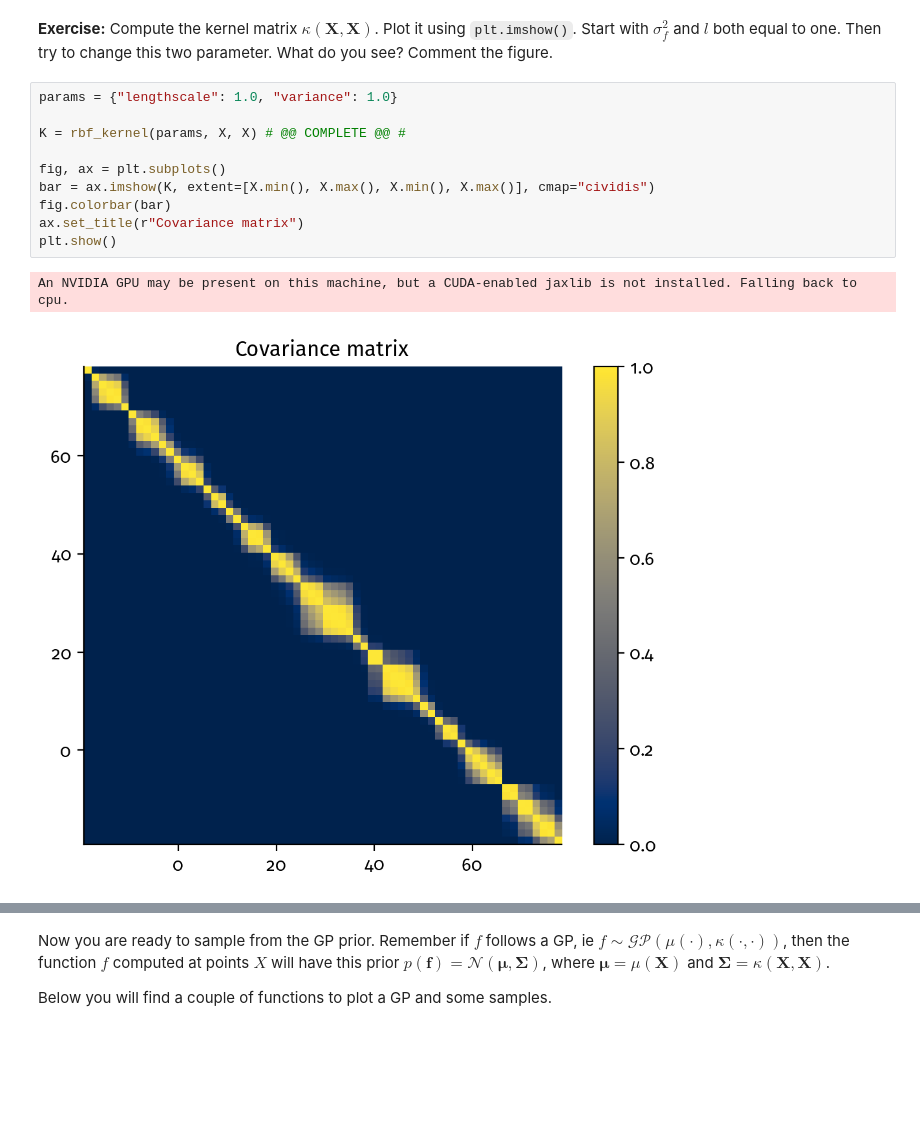
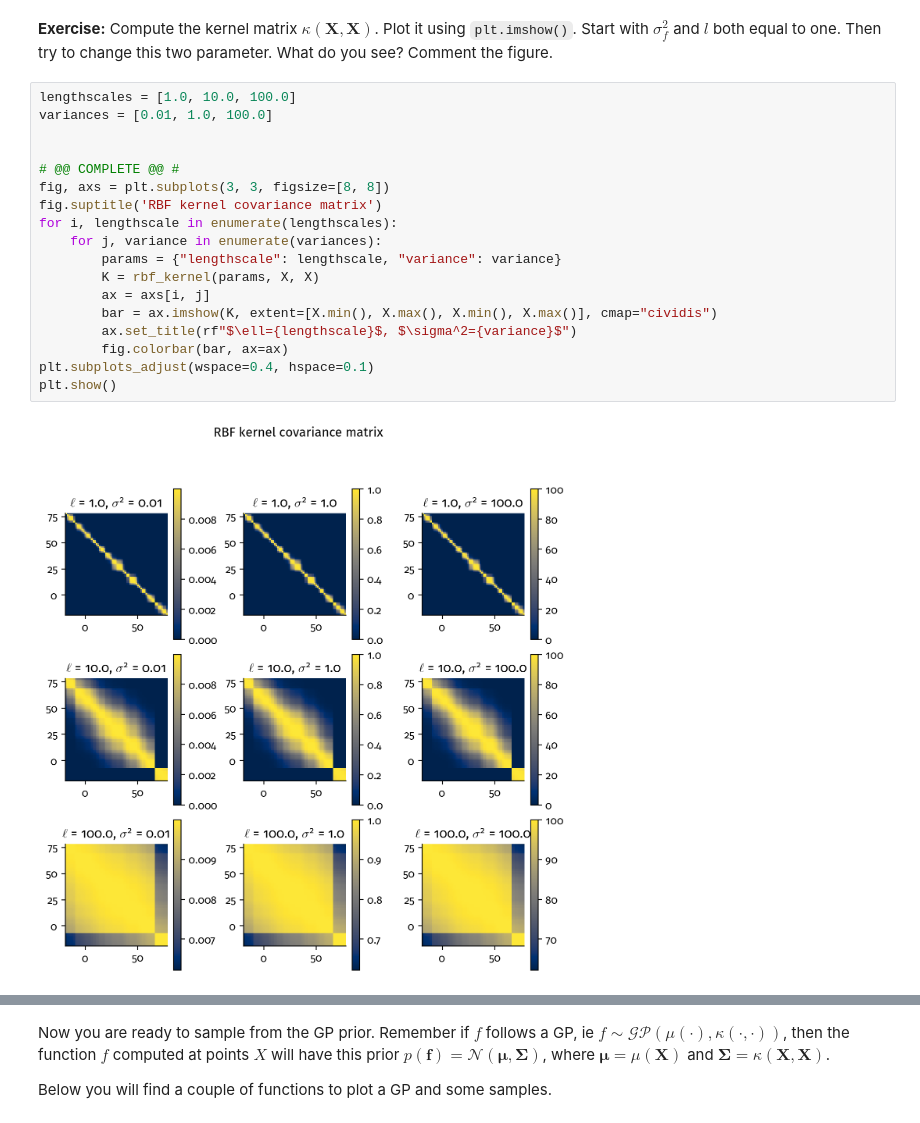
Before and after one commit to andrea-leone-mcs/ASI, a Jupyter notebook: lab_week2-public/Gaussian_Process_Regression.ipynb, the cells around one changed output, grey strips where cells are left out. Saved outputs shown, nothing was run; the diff lists cells and outputs as text; blank space fills up the shorter version.

```diff
--- a/lab_week2-public/Gaussian_Process_Regression.ipynb
+++ b/lab_week2-public/Gaussian_Process_Regression.ipynb
@@ -144,15 +144,22 @@ def rbf_kernel(params, X1, X2):
 # %% [markdown]
 **Exercise:** Compute the kernel matrix $\kappa(\boldsymbol{X}, \boldsymbol{X})$. Plot it using `plt.imshow()`. Start with $\sigma^2_f$ and $l$ both equal to one. Then try to change this two parameter. What do you see? Comment the figure.
 # %%
-params = {"lengthscale": 1.0, "variance": 1.0}
+lengthscales = [1.0, 10.0, 100.0]
+variances = [0.01, 1.0, 100.0]
 
-K = rbf_kernel(params, X, X) # @@ COMPLETE @@ #
 
-fig, ax = plt.subplots()
-bar = ax.imshow(K, extent=[X.min(), X.max(), X.min(), X.max()], cmap="cividis")
-fig.colorbar(bar)
-ax.set_title(r"Covariance matrix")
+# @@ COMPLETE @@ #
+fig, axs = plt.subplots(3, 3, figsize=[8, 8])
+fig.suptitle('RBF kernel covariance matrix')
+for i, lengthscale in enumerate(lengthscales):
+    for j, variance in enumerate(variances):
+        params = {"lengthscale": lengthscale, "variance": variance}
+        K = rbf_kernel(params, X, X)
+        ax = axs[i, j]
+        bar = ax.imshow(K, extent=[X.min(), X.max(), X.min(), X.max()], cmap="cividis")
+        ax.set_title(rf"$\ell={lengthscale}$, $\sigma^2={variance}$")
+        fig.colorbar(bar, ax=ax)
+plt.subplots_adjust(wspace=0.4, hspace=0.1)
 plt.show()
 # %% [output]
-An NVIDIA GPU may be present on this machine, but a CUDA-enabled jaxlib is not installed. Falling back to cpu.
-[figure, old version]
+[figure, new version]
```
Also changed, not shown: parts of 21 cells of this notebook.
